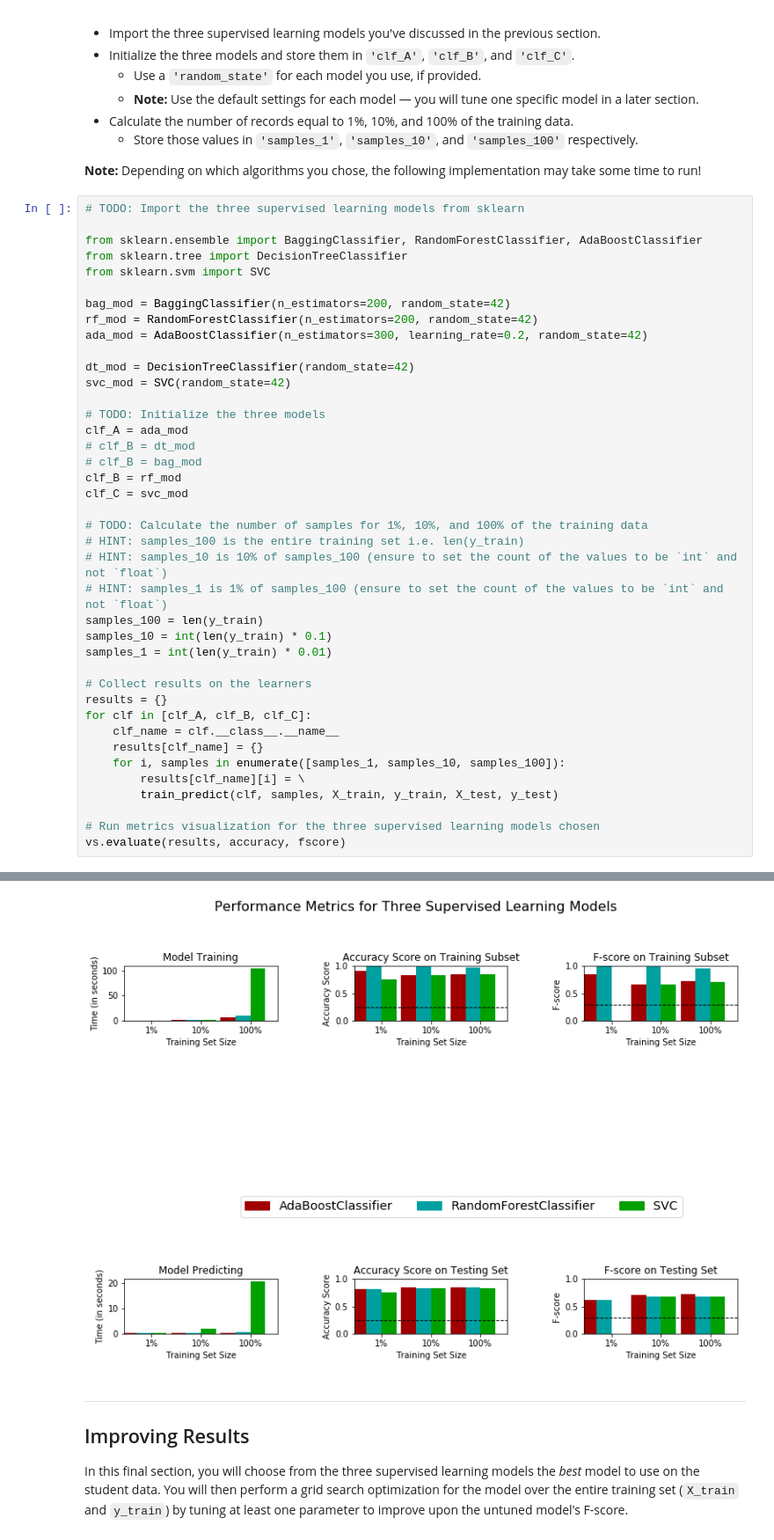
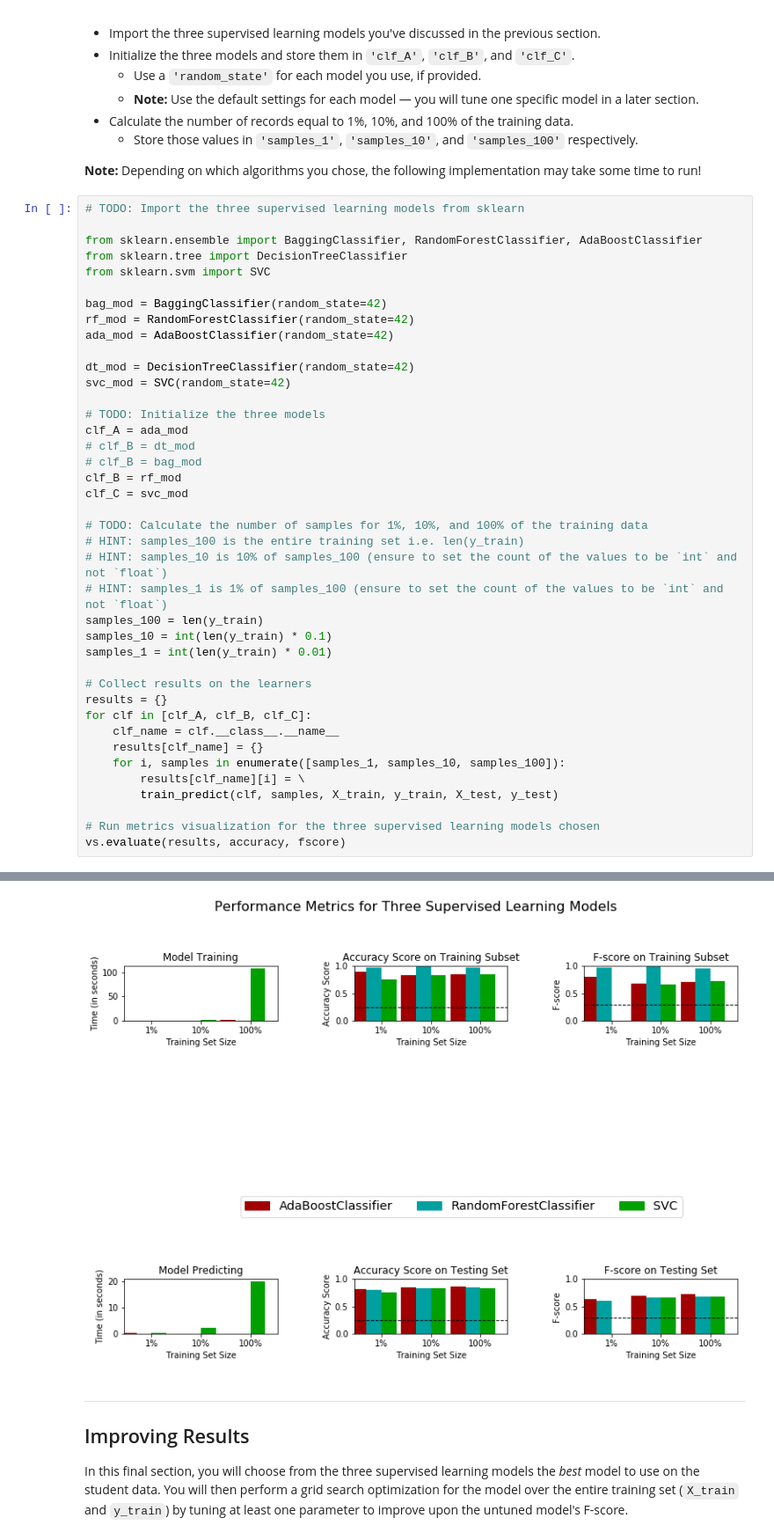
Before and after one commit to anilupadhyay/DSND_Term1, a Jupyter notebook: projects/p1_charityml/finding_donors.ipynb, the cells around one changed output, grey strips where cells are left out. Shown at 88% size. Drawn from its saved outputs; the diff is of its cells as text.

```diff
--- a/projects/p1_charityml/finding_donors.ipynb
+++ b/projects/p1_charityml/finding_donors.ipynb
@@ -393,9 +393,9 @@ from sklearn.ensemble import BaggingClassifier, RandomForestClassifier, AdaBoost
 from sklearn.tree import DecisionTreeClassifier
 from sklearn.svm import SVC
 
-bag_mod = BaggingClassifier(n_estimators=200, random_state=42)
-rf_mod = RandomForestClassifier(n_estimators=200, random_state=42)
-ada_mod = AdaBoostClassifier(n_estimators=300, learning_rate=0.2, random_state=42)
+bag_mod = BaggingClassifier(random_state=42)
+rf_mod = RandomForestClassifier(random_state=42)
+ada_mod = AdaBoostClassifier(random_state=42)
 
 dt_mod = DecisionTreeClassifier(random_state=42)
 svc_mod = SVC(random_state=42)
@@ -439,4 +439,4 @@ SVC trained on 36177 samples.
-[figure, old version]
+[figure, new version]
 # %% [markdown]
 ----
 ## Improving Results
```
Also changed, not shown: parts of 8 cells of this notebook, 1 other file.
